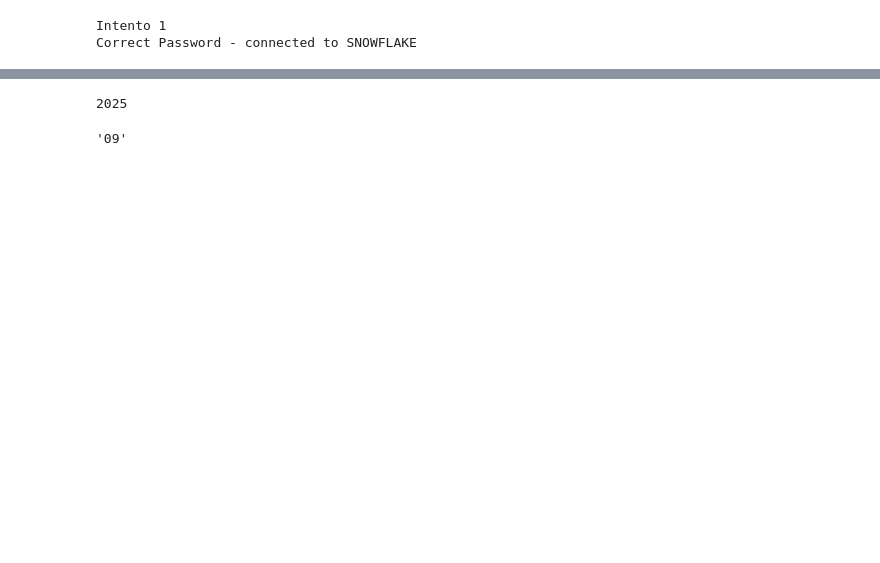
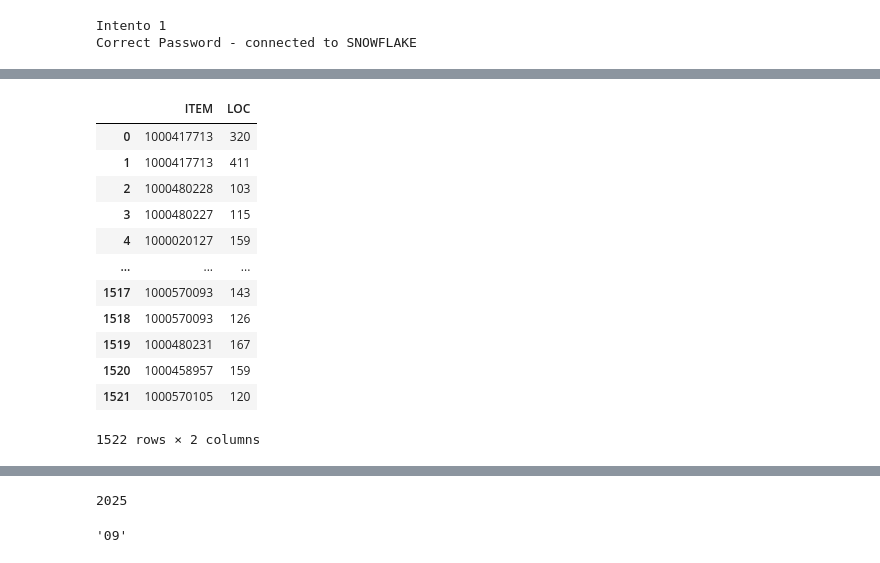
Before and after one commit to dsteam-gdnuy/NUEVAS_ACTIVACIONES, a Jupyter notebook: nuevas_activaciones.ipynb, the cells around one changed output, grey strips where cells are left out. Saved outputs shown, nothing was run; the diff lists cells and outputs as text; code cells hidden in the pictures; blank space fills up the shorter version.

```diff
--- a/nuevas_activaciones.ipynb
+++ b/nuevas_activaciones.ipynb
@@ -343,0 +364,18 @@ df
+# %%
+df_c = df[['ORIN', 'CODIGO_TIENDA']].drop_duplicates().astype('str')
+df_c.columns = df_dm.columns
+df_c
+# %% [output]
+|  | ITEM | LOC |
+| 0 | 1000417713 | 320 |
+| 1 | 1000417713 | 411 |
+| 2 | 1000480228 | 103 |
+| 3 | 1000480227 | 115 |
+| 4 | 1000020127 | 159 |
+| ... | ... | ... |
+| 1517 | 1000570093 | 143 |
+| 1518 | 1000570093 | 126 |
+| 1519 | 1000480231 | 167 |
+| 1520 | 1000458957 | 159 |
+| 1521 | 1000570105 | 120 |
+1522 rows × 2 columns
```
Also changed, not shown: parts of 9 cells of this notebook, 1 other file.
